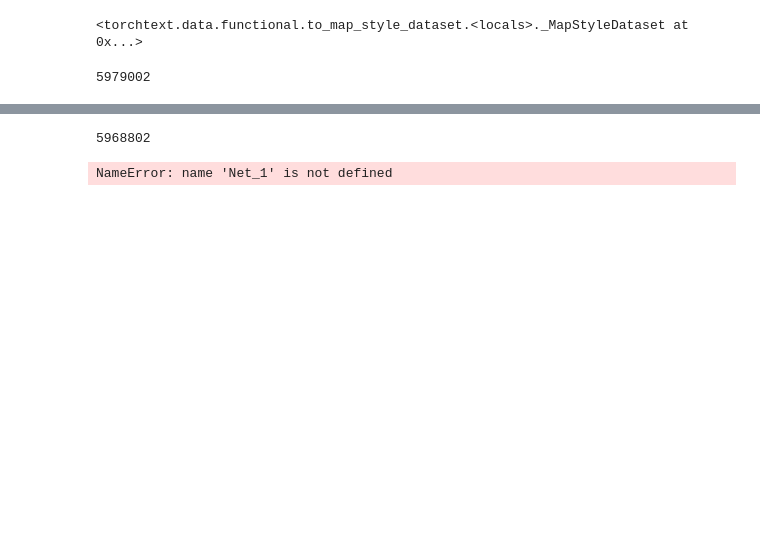
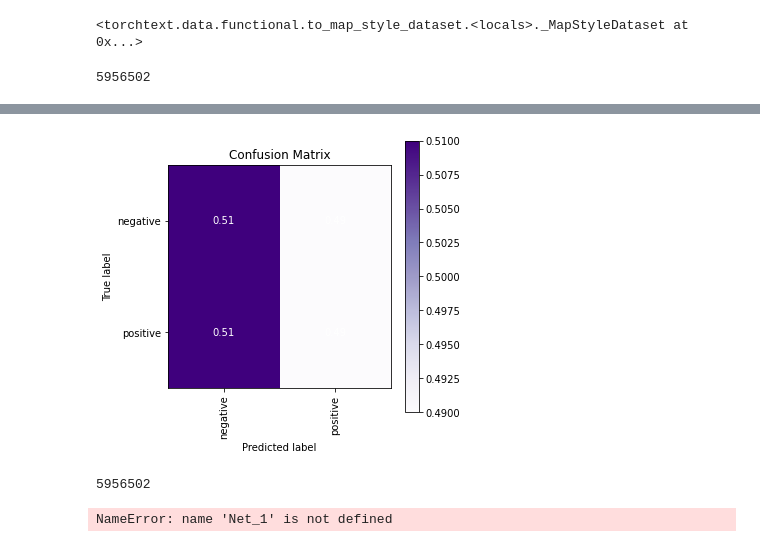
Before and after one commit to iociveteres/Neural-Networks, a Jupyter notebook: lab2/lab2_1.ipynb, the cells around one changed output, grey strips where cells are left out. Drawn from its saved outputs; the diff is of its cells as text; code cells hidden in the pictures; blank space fills up the shorter version.

```diff
--- a/lab2/lab2_1.ipynb
+++ b/lab2/lab2_1.ipynb
@@ -299,7 +299,7 @@ def save_model(model, name):
 # %%
 embed_len = max_words
 hidden_dim = 50
-n_layers=3
+n_layers = 1
 
 class RNN_1(nn.Module):
     def __init__(self):
@@ -317,18 +317,16 @@ class RNN_1(nn.Module):
         embeddings = self.embedding_layer(X_batch)
 
         output, hidden = self.rnn(embeddings, torch.randn(n_layers, len(X_batch), hidden_dim, device=device))
-        x = self.dropout(output)
-        x = self.linear(x[:,-1])
-        return x
+        return self.linear(output[:,-1])
 
 get_n_params(RNN_1())
 # %% [output]
-5979002
+5956502
 # %%
 from torch.optim import Adam
 
 epochs = 10
-learning_rate = 1e-2
+learning_rate = 1e-3
 
 loss_fn = nn.CrossEntropyLoss()
 rnn_classifier = RNN_1().to(device)
@@ -362,3 +360,4 @@ Train Loss : 0.525
+[figure, added]
 # %%
 embed_len = max_words
 hidden_dim = 50
@@ -386,7 +385,7 @@ class RNN_1(nn.Module):
 
 get_n_params(RNN_1())
 # %% [output]
-5968802
+5956502
 # %%
 class Net_2(nn.Module):
     def __init__(self):
```
Also changed, not shown: parts of 7 cells of this notebook, 2 other files.
